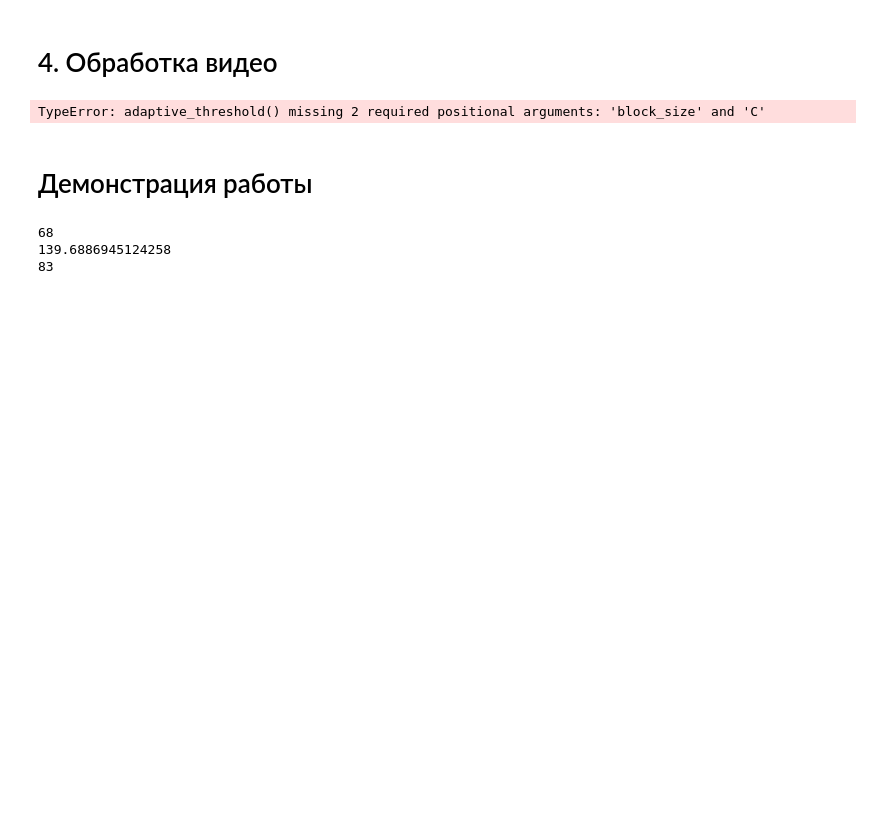
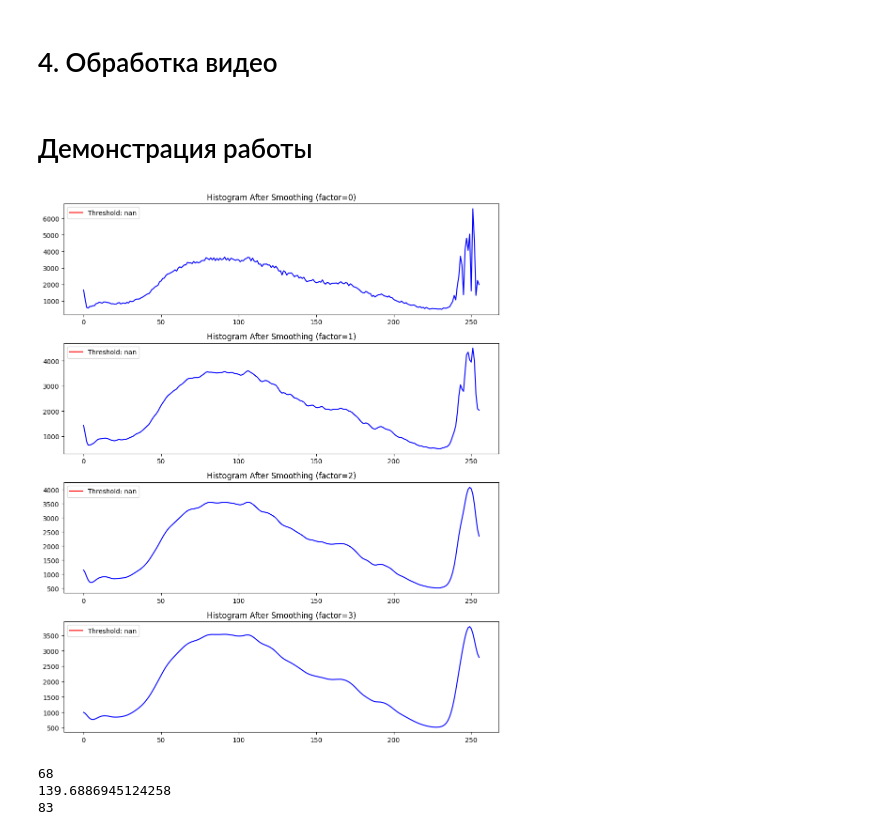
Before and after one commit to DSW-DWA/ComputerVision, a Jupyter notebook: lab_4/main.ipynb, the cells around one changed output. Saved outputs shown, nothing was run; the diff lists cells and outputs as text; code cells hidden in the pictures; blank space fills up the shorter version.

Commit message:
lab 4 add hists (2.4)

```diff
--- a/lab_4/main.ipynb
+++ b/lab_4/main.ipynb
@@ -26,14 +26,15 @@ def ptile_threshold(image, p):
 # %%
 def iterative_threshold(image, initial_threshold=128, max_iterations=100, tolerance=1):
     old_threshold = initial_threshold
+    new_threshold = 0
     for _ in range(max_iterations):
         below_threshold = image < old_threshold
         above_threshold = image >= old_threshold
         mean_below = np.mean(image[below_threshold])
         mean_above = np.mean(image[above_threshold])
         new_threshold = (mean_below + mean_above) / 2
-        # if abs(new_threshold - old_threshold) < tolerance:
-        #     break
+        if abs(new_threshold - old_threshold) < tolerance:
+            break
         old_threshold = new_threshold
     return new_threshold
 # %% [markdown]
@@ -46,0 +52,30 @@ def kmeans_threshold(image, k):
+# %%
+def calculate_histogram(image):
+    hist = cv2.calcHist([image], [0], None, [256], [0, 256])
+    hist = hist.flatten()
+    return hist
+
+def smooth_histogram(hist, smoothing_factor=1):
+    from scipy.ndimage.filters import gaussian_filter
+    return gaussian_filter(hist, sigma=smoothing_factor)
+# %%
+def iterative_threshold_with_hist(image, initial_threshold=128, max_iterations=100, tolerance=1, smoothing_factors: list =None):
+    if smoothing_factors is None:
+        smoothing_factors = [1, ]
+
+    plt.figure(figsize=(10, len(smoothing_factors) * 3))
+
+    for i, smoothing_factor in enumerate(smoothing_factors):
+        hist = calculate_histogram(image)
+        smoothed_hist = smooth_histogram(hist, smoothing_factor)
+
+        new_threshold = iterative_threshold(smoothed_hist, initial_threshold, max_iterations, tolerance)
+
+        ax = plt.subplot(len(smoothing_factors), 1, i + 1)
+        ax.set_title("Histogram After Smoothing (factor={})".format(smoothing_factor))
+        ax.plot(smoothed_hist, color='blue')
+        ax.axvline(x=new_threshold, color='red', label='Threshold: {:.2f}'.format(new_threshold))
+        ax.legend()
+
+    plt.tight_layout()
+    plt.show()
@@ -65,9 +117,7 @@ def process_video(video_path):
     cap.release()
     cv2.destroyAllWindows()
 
-video_path = '../assets/sample_640x360.mp4'
-process_video(video_path)
+# video_path = '../assets/sample_640x360.mp4'
+# process_video(video_path)
-# %% [output]
-TypeError: adaptive_threshold() missing 2 required positional arguments: 'block_size' and 'C'
 # %% [markdown]
 # Демонстрация работы
@@ -74 +128,5 @@ TypeError: adaptive_threshold() missing 2 required positional arguments: 'block_
+# %%
+iterative_threshold_with_hist(image, smoothing_factors=[0, 1, 2, 3])
+# %% [output]
+[figure, added]
 # %%
```
Also changed, not shown: parts of 4 cells of this notebook.
